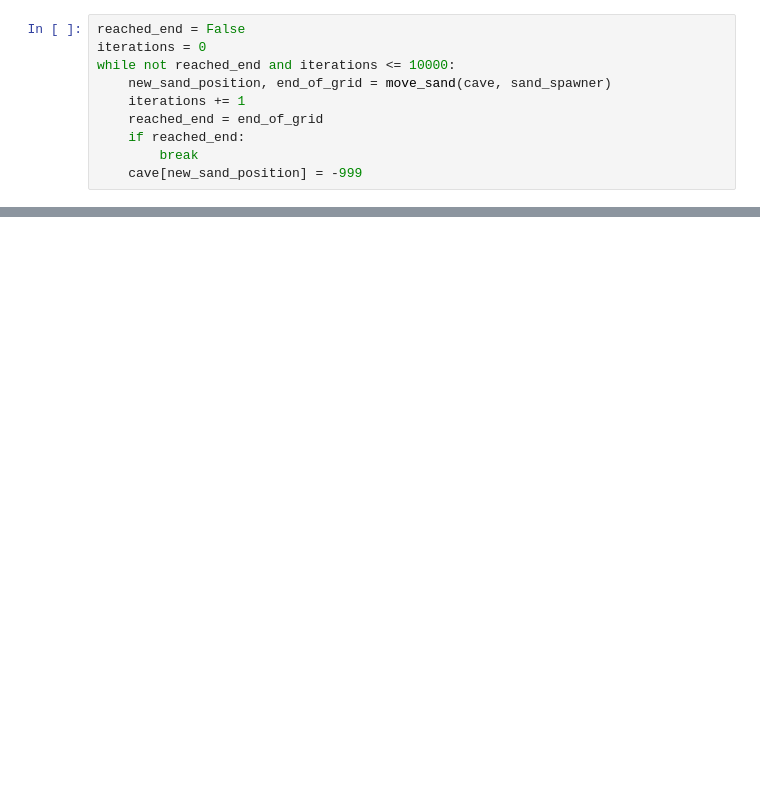
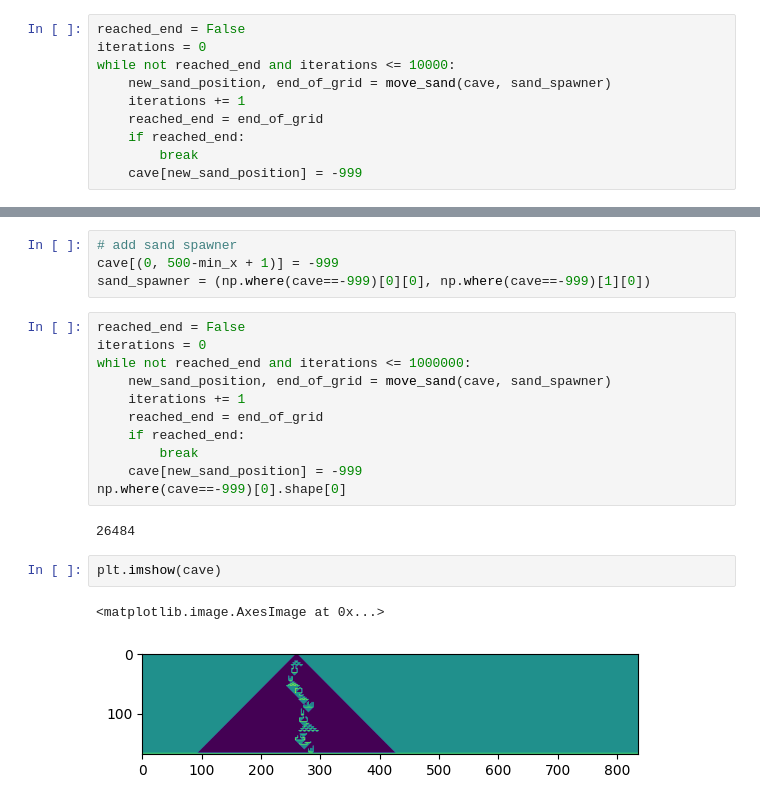
Before and after one commit to yfredrix/aoc2022, a Jupyter notebook: Day 14/notebook.ipynb, the cells around one changed output, grey strips where cells are left out. Saved outputs shown, nothing was run; the diff lists cells and outputs as text; blank space fills up the shorter version.

```diff
--- a/Day 14/notebook.ipynb
+++ b/Day 14/notebook.ipynb
@@ -150,0 +204,22 @@ plt.imshow(cave)
+# %%
+# add sand spawner
+cave[(0, 500-min_x + 1)] = -999
+sand_spawner = (np.where(cave==-999)[0][0], np.where(cave==-999)[1][0])
+# %%
+reached_end = False
+iterations = 0
+while not reached_end and iterations <= 1000000:
+    new_sand_position, end_of_grid = move_sand(cave, sand_spawner)
+    iterations += 1
+    reached_end = end_of_grid
+    if reached_end:
+        break
+    cave[new_sand_position] = -999
+np.where(cave==-999)[0].shape[0]
+# %% [output]
+26484
+# %%
+plt.imshow(cave)
+# %% [output]
+<matplotlib.image.AxesImage at 0x...>
+[figure, added]
```
Also changed, not shown: parts of 14 cells of this notebook.
